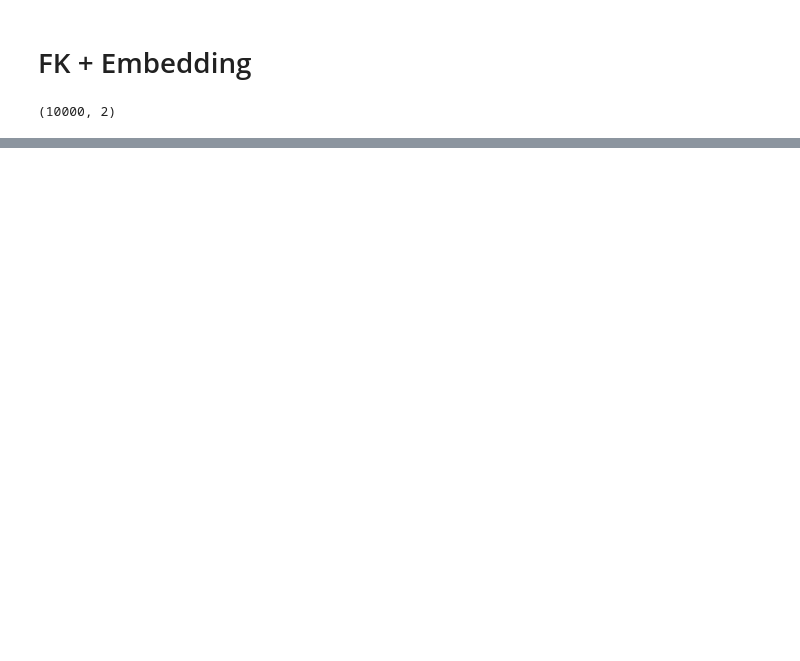
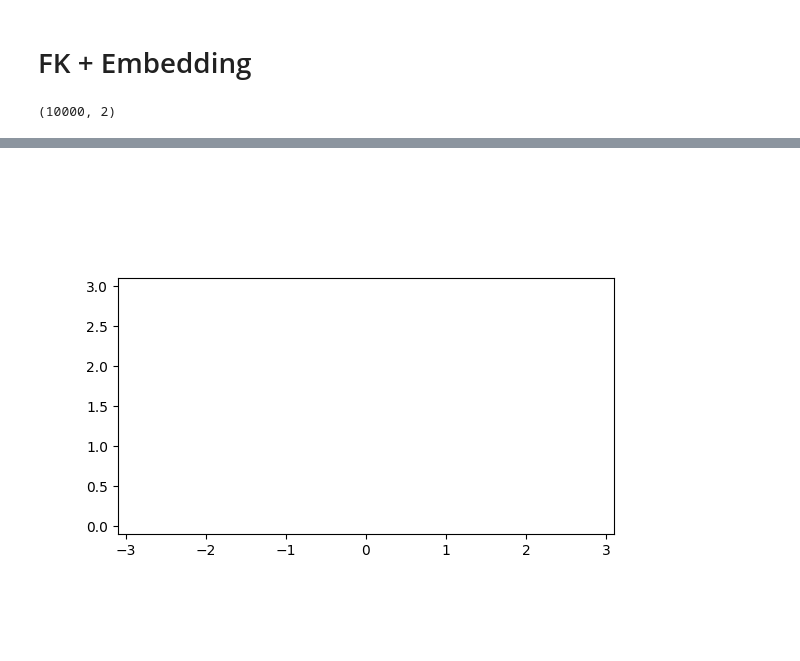
Before and after one commit to Bbosc/GDSOA, a Jupyter notebook: main.ipynb, the cells around one changed output, grey strips where cells are left out. Saved outputs shown, nothing was run; the diff lists cells and outputs as text; code cells hidden in the pictures; blank space fills up the shorter version.

```diff
--- a/main.ipynb
+++ b/main.ipynb
@@ -90,0 +102,43 @@ plt.show()
+# %%
+import pinocchio as pin
+from matplotlib import animation
+
+def animate_robot(i, configurations, fk: ForwardKinematic, ax):
+    ax.clear()
+    ax.set_xlim([-3.1, 3.1])
+    ax.set_ylim([-0.1, 3.1])
+    # ax.plot(config_attractor[0], config_attractor[1], 'y*', markersize=20, markeredgecolor='black', markeredgewidth=1)
+    # for obs in [obstacle]:
+    ax.scatter(x[:, 0], x[:, 1], c='r', s=12)
+    q = configurations[i]
+    pin.forwardKinematics(fk.model, fk.data, q)
+    pin.updateFramePlacements(fk.model, fk.data)
+    _ = fk(q=q, dq=np.zeros_like(q), derivation_order=0)
+    mus = fk.mus
+    ax.scatter(mus[:, 0], mus[:, 1], c='m', s=25)
+    # Plot the target point with a border
+    ee = fk.data.oMf[fk.model.getFrameId('ee')].translation
+    link2 = fk.data.oMf[fk.model.getFrameId('link2')].translation
+    base = fk.data.oMf[fk.model.getFrameId('link1')].translation
+    # Plot the base of the robotic arm with a border
+    alpha = 1.0 if i == 0 else 0.5  # Adjust opacity based on configuration index
+    ax.plot(base[0], base[1], 'bo', markersize=20, alpha=alpha, markeredgecolor='black', markeredgewidth=3, zorder=10)
+    ax.plot([base[0], link2[0]], [base[1], link2[1]], 'k-', linewidth=8, alpha=alpha)  # Link
+    ax.plot(link2[0], link2[1], 'ko', markersize=10, markeredgecolor='black', markeredgewidth=1, zorder=10)  # Joint
+
+    # Plot the end effector of the robotic arm with a border
+    ax.plot([link2[0], ee[0]], [link2[1], ee[1]], 'k-', linewidth=8, alpha=alpha)  # Link
+    ax.plot(ee[0], ee[1], 'go', markersize=10, markeredgecolor='black', markeredgewidth=3, zorder=10)
+
+
+fig, ax = plt.subplots()
+# ax.scatter(x[0], x[1], c='r', s=12)
+ax.set_aspect('equal', 'box')
+ax.set_xlim([-3.1, 3.1])
+ax.set_ylim([-0.1, 3.1])
+dt = 0.001
+step = int(np.round(0.016/dt))
+ani = animation.FuncAnimation(fig, animate_robot, frames=np.arange(0, ps.shape[0], step, dtype=np.intc),fargs=(ps, fk, ax), interval=step*dt*1000, repeat=False)
+# ani.save('vid.mp4')
+# %% [output]
+[figure, added]
```
Also changed, not shown: parts of 7 cells of this notebook, 3 other files.
